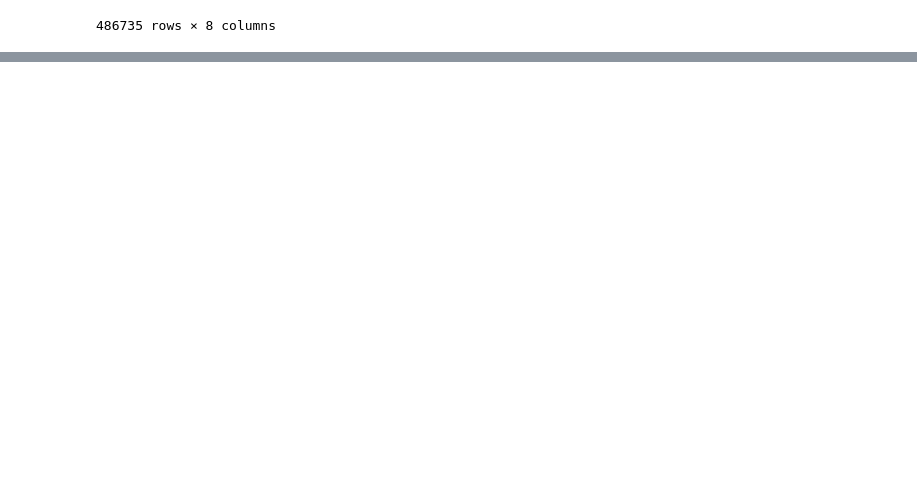
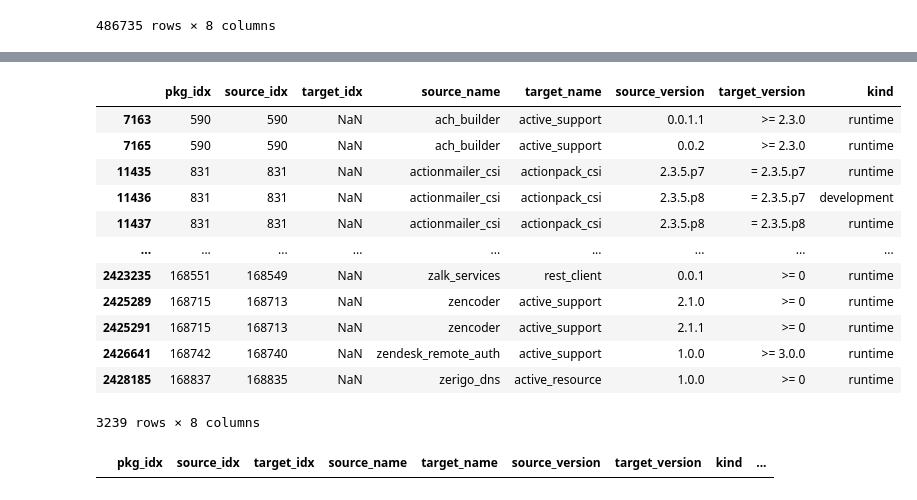
Before and after one commit to DaSEA-project/DaSEA-Network, a Jupyter notebook: case_links.ipynb, the cells around one changed output, grey strips where cells are left out. Saved outputs shown, nothing was run; the diff lists cells and outputs as text; code cells hidden in the pictures; blank space fills up the shorter version.

```diff
--- a/case_links.ipynb
+++ b/case_links.ipynb
@@ -83,0 +191,24 @@ df
+# %%
+df = difference(_df(rubygems_dep),_df(rubygems_pkg))
+df.to_csv("rubygems_output.csv")
+df
+# %% [output]
+|  | pkg_idx | source_idx | target_idx | source_name | target_name | source_version | target_version | kind |
+| 7163 | 590 | 590 | NaN | ach_builder | active_support | 0.0.1.1 | >= 2.3.0 | runtime |
+| 7165 | 590 | 590 | NaN | ach_builder | active_support | 0.0.2 | >= 2.3.0 | runtime |
+| 11435 | 831 | 831 | NaN | actionmailer_csi | actionpack_csi | 2.3.5.p7 | = 2.3.5.p7 | runtime |
+| 11436 | 831 | 831 | NaN | actionmailer_csi | actionpack_csi | 2.3.5.p8 | = 2.3.5.p7 | development |
+| 11437 | 831 | 831 | NaN | actionmailer_csi | actionpack_csi | 2.3.5.p8 | = 2.3.5.p8 | runtime |
+| ... | ... | ... | ... | ... | ... | ... | ... | ... |
+| 2423235 | 168551 | 168549 | NaN | zalk_services | rest_client | 0.0.1 | >= 0 | runtime |
+| 2425289 | 168715 | 168713 | NaN | zencoder | active_support | 2.1.0 | >= 0 | runtime |
+| 2425291 | 168715 | 168713 | NaN | zencoder | active_support | 2.1.1 | >= 0 | runtime |
+| 2426641 | 168742 | 168740 | NaN | zendesk_remote_auth | active_support | 1.0.0 | >= 3.0.0 | runtime |
+| 2428185 | 168837 | 168835 | NaN | zerigo_dns | active_resource | 1.0.0 | >= 0 | runtime |
+3239 rows × 8 columns
+# %%
+df = difference(_df(vcpkg_dep),_df(vcpkg_pkg))
+df.to_csv("vcpkg_output.csv")
+df
+# %% [output]
+|  | pkg_idx | source_idx | target_idx | source_name | target_name | source_version | target_version | kind | ... |
```
Also changed, not shown: parts of 13 cells of this notebook, 8 other files.
